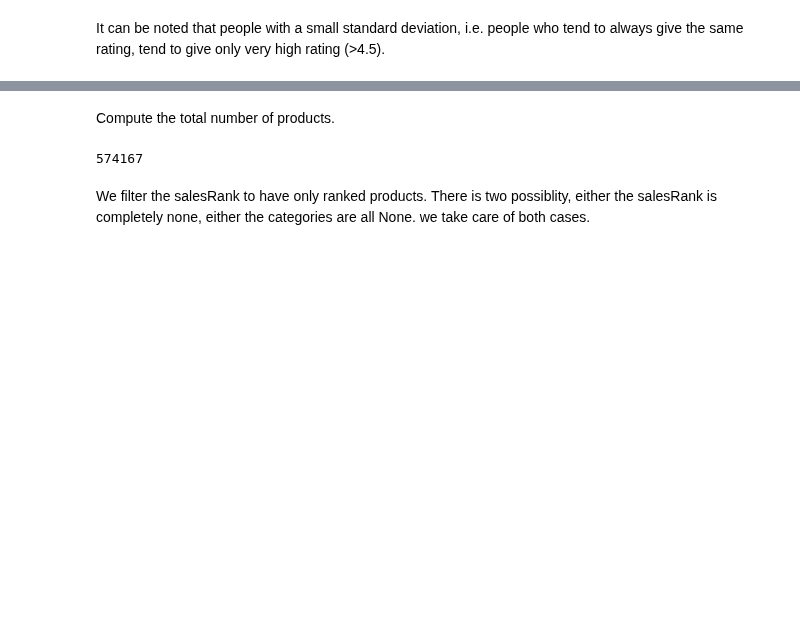
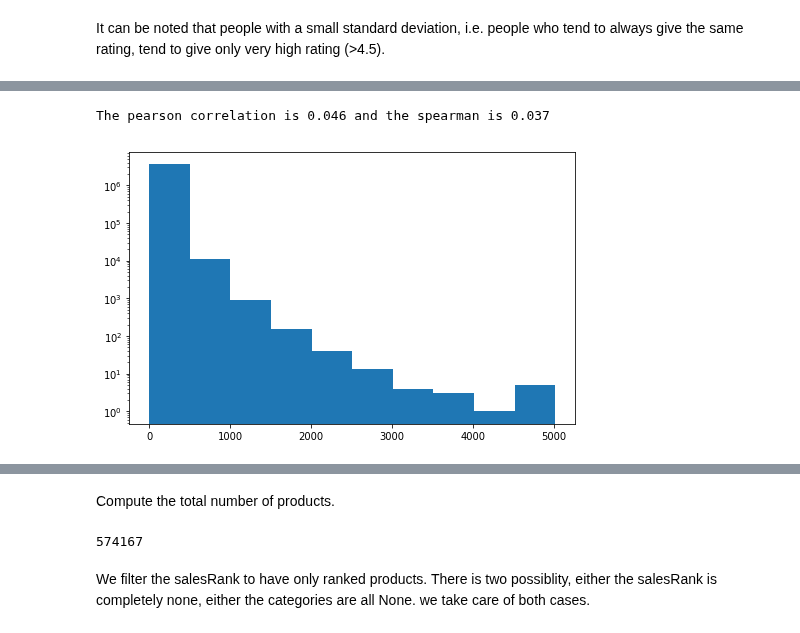
Before and after one commit to raphaelBarman/ADA-dh, a Jupyter notebook: project/milestone2/Subset Exploration.ipynb, the cells around one changed output, grey strips where cells are left out. Cells and saved outputs as stored; diff of their text form; code cells hidden in the pictures; blank space fills up the shorter version.

```diff
--- a/project/milestone2/Subset Exploration.ipynb
+++ b/project/milestone2/Subset Exploration.ipynb
@@ -14,6 +24,11 @@ from pyspark_dist_explore import hist
 import seaborn as sns
 import matplotlib.pyplot as plt
 %matplotlib inline
+# %%
+def correlation(df, col1, col2, method='pearson'):
+    rdd1 = df.select(col1).rdd.map(lambda x: x[0])
+    rdd2 = df.select(col2).rdd.map(lambda x: x[0])
+    return S.corr(rdd1, rdd2, method)
 # %% [markdown]
 Creation of a Spark contest.
 # %%
@@ -100,0 +126,10 @@ It can be noted that people with a small standard deviation, i.e. people who ten
+# %%
+wordCount = F.udf(lambda text: len(text.split(" ")), T.IntegerType())
+
+df = df.withColumn('wordcount', wordCount(df["reviewText"]))
+df.select("wordcount").describe().show()
+overall = df.select("overall").rdd.map(lambda x: x[0])
+wordcount = df.select("wordcount").rdd.map(lambda x: x[0])
+pearson_corr = correlation(df, "overall", "wordcount", method='pearson')
+spearman_corr = correlation(df, "overall", "wordcount", method='spearman')
+print("The pearson correlation is %.3f and the spearman is %.3f"%(pearson_corr, spearman_corr))
@@ -100,0 +148,10 @@ It can be noted that people with a small standard deviation, i.e. people who ten
+# %%
+fig, ax = plt.subplots()
+fig.set_size_inches(8, 5)
+hist(ax, df.select("wordcount"), log=True);
+pearson_corr = correlation(df.filter(df.wordcount > 1000), "overall", "wordcount", method='pearson')
+spearman_corr = correlation(df.filter(df.wordcount > 1000), "overall", "wordcount", method='spearman')
+print("The pearson correlation is %.3f and the spearman is %.3f"%(pearson_corr, spearman_corr))
+# %% [output]
+The pearson correlation is 0.046 and the spearman is 0.037
+[figure, added]
```
Also changed, not shown: parts of 43 cells of this notebook.
